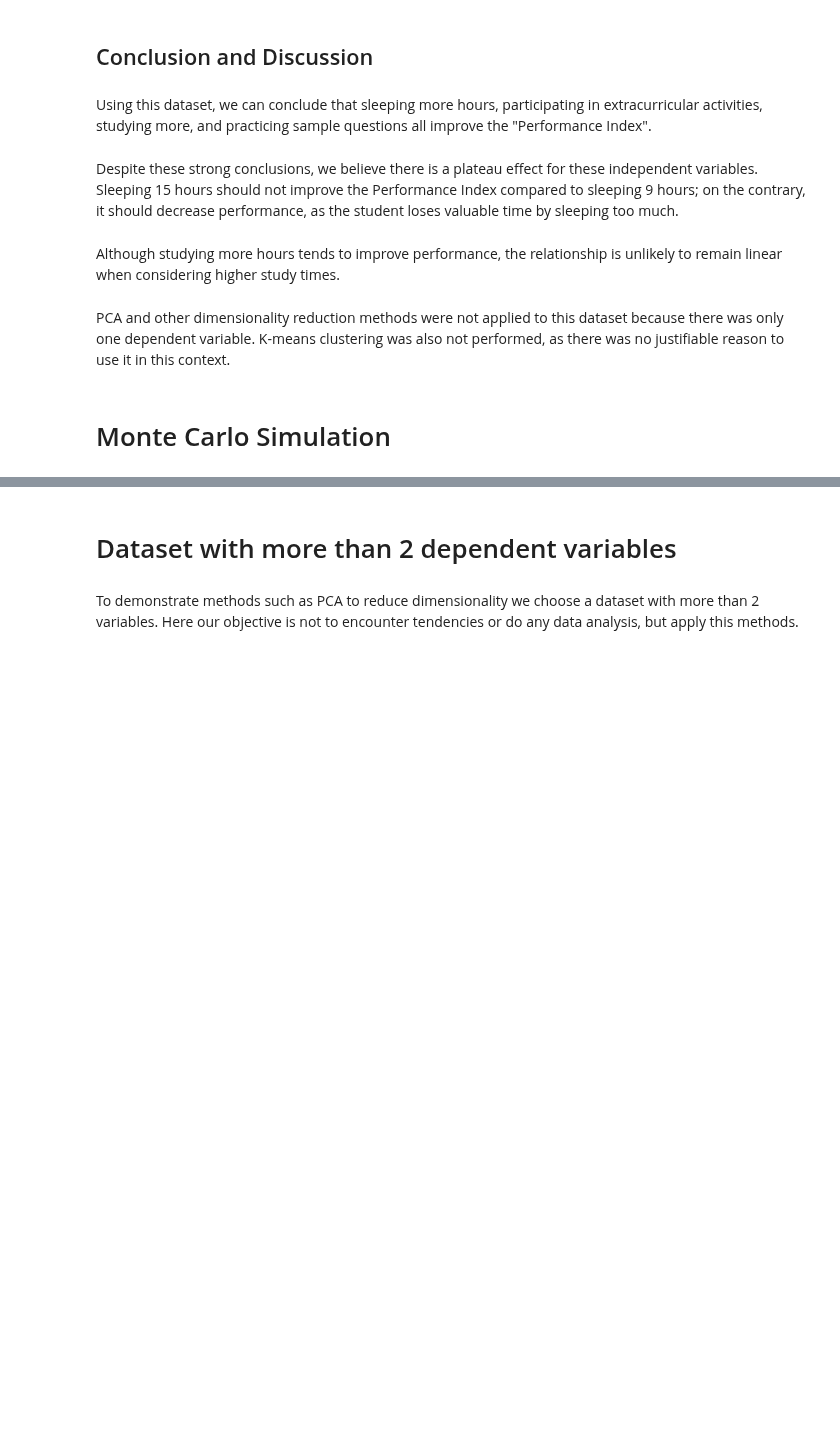
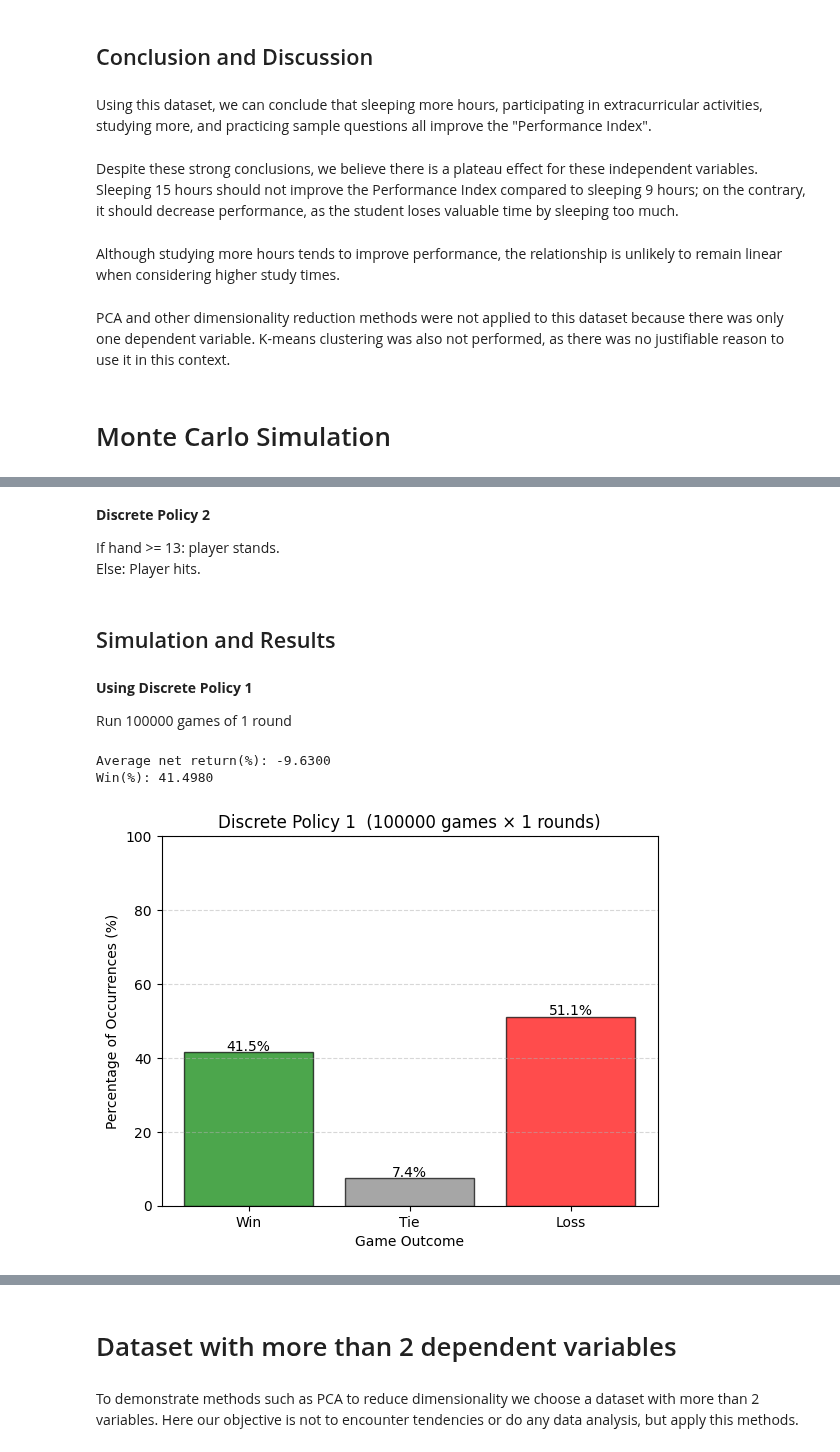
Before and after one commit to guilhermemalves03/Tecnicas-Avancadas-de-Analise-de-Dados, a Jupyter notebook: ProjetoEstatistico/ProjetoEstatistico (corrigido).ipynb, the cells around one changed output, grey strips where cells are left out. Saved outputs shown, nothing was run; the diff lists cells and outputs as text; code cells hidden in the pictures; blank space fills up the shorter version.

```diff
--- a/ProjetoEstatistico/ProjetoEstatistico (corrigido).ipynb
+++ b/ProjetoEstatistico/ProjetoEstatistico (corrigido).ipynb
@@ -492,0 +821,17 @@ PCA and other dimensionality reduction methods were not applied to this dataset
+# %%
+def discrete_policy1(player_hand, deck):
+    player_value = player_eval(player_hand)
+
+    # Implement Discrete Policy
+    # If hand >= 18, stand. Otherwise, hit.
+    while player_value < 18:
+        # hit
+        player_hand.append(deck.deal())
+        player_value = player_eval(player_hand)
+
+    return player_value, player_hand, deck
+# %% [markdown]
+ **Discrete Policy 2**
+
+If hand >= 13: player stands.
+Else: Player hits.
@@ -492,0 +850,59 @@ PCA and other dimensionality reduction methods were not applied to this dataset
+# %% [markdown]
+## Simulation and Results
+# %% [markdown]
+**Using Discrete Policy 1**
+
+Run 100000 games of 1 round
+# %%
+results = {}
+num_rds = 1
+num_games = 100000
+wins=0
+losses=0
+ties=0
+winp=0 #win percentage
+
+# Store individual game outcomes here
+returns = []
+
+for i in range(num_games):
+    result = play_game(discrete_policy1, num_rounds=num_rds)
+    returns.append(result[0])
+    wins+=result[1]
+    losses+=result[2]
+
+
+
+winp=wins/(num_games*num_rds) *100
+lossp=losses/(num_games*num_rds) *100
+tiep=100-(winp+lossp)
+
+
+# Calculate the average
+net_avg = sum(returns) / num_games
+
+results[num_games] = net_avg
+
+print(f"Average net return(%): {net_avg:.4f}")
+
+print(f"Win(%): {winp:.4f}")
+
+categories = ["Win", "Tie", "Loss"]
+percentages = [winp, tiep, lossp]
+
+plt.bar(categories, percentages, color=["green", "gray", "red"], alpha=0.7, edgecolor="black")
+plt.title(f"Discrete Policy 1  ({num_games} games × {num_rds} rounds)")
+plt.ylabel("Percentage of Occurrences (%)")
+plt.xlabel("Game Outcome")
+plt.grid(axis="y", linestyle="--", alpha=0.5)
+plt.ylim(0, 100)
+
+# Display the value on top of each bar
+for i, v in enumerate(percentages):
+    plt.text(i, v + 0.5, f"{v:.1f}%", ha="center", fontsize=10)
+
+plt.show()
+# %% [output]
+Average net return(%): -9.6300
+Win(%): 41.4980
+[figure, added]
```
Also changed, not shown: parts of 24 cells of this notebook.
